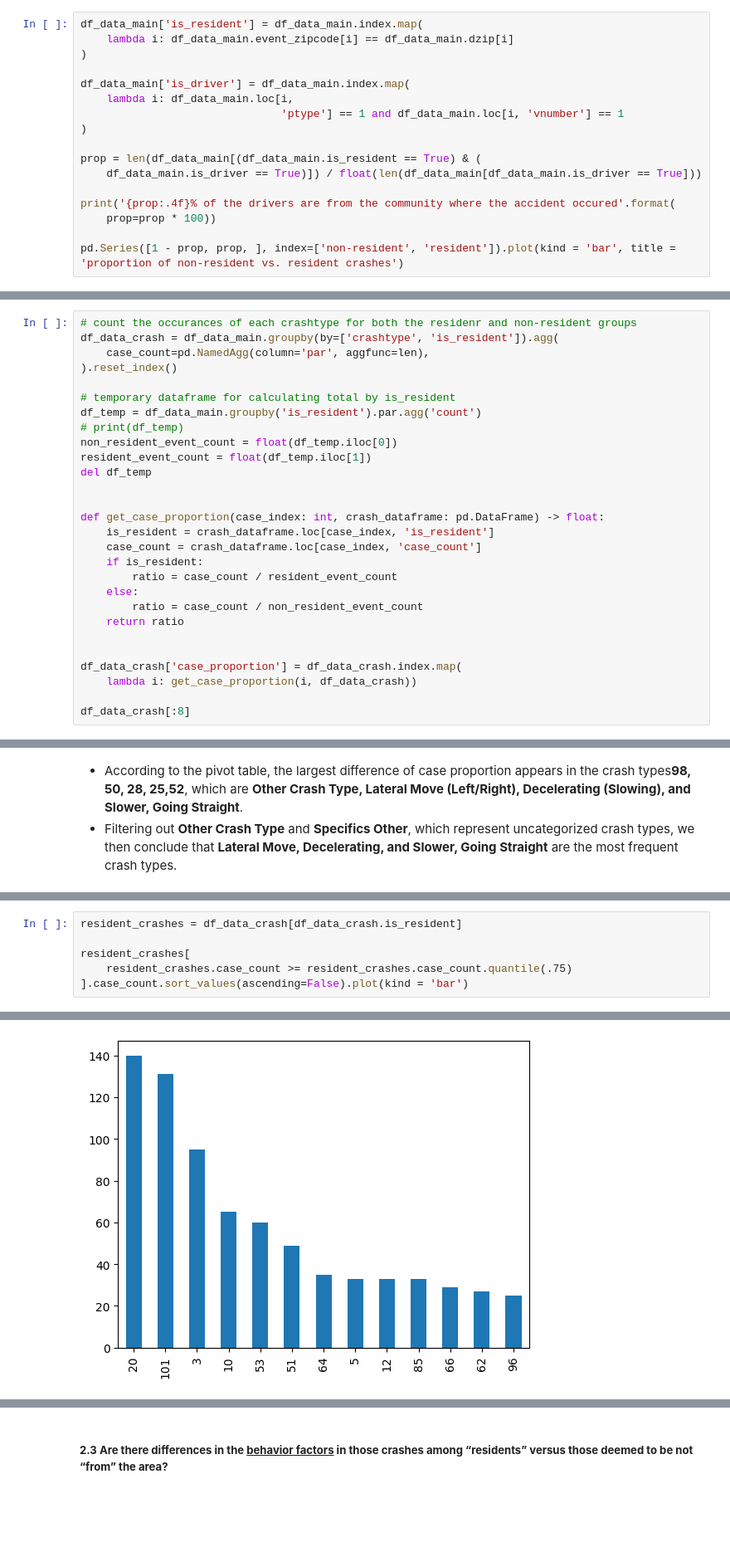
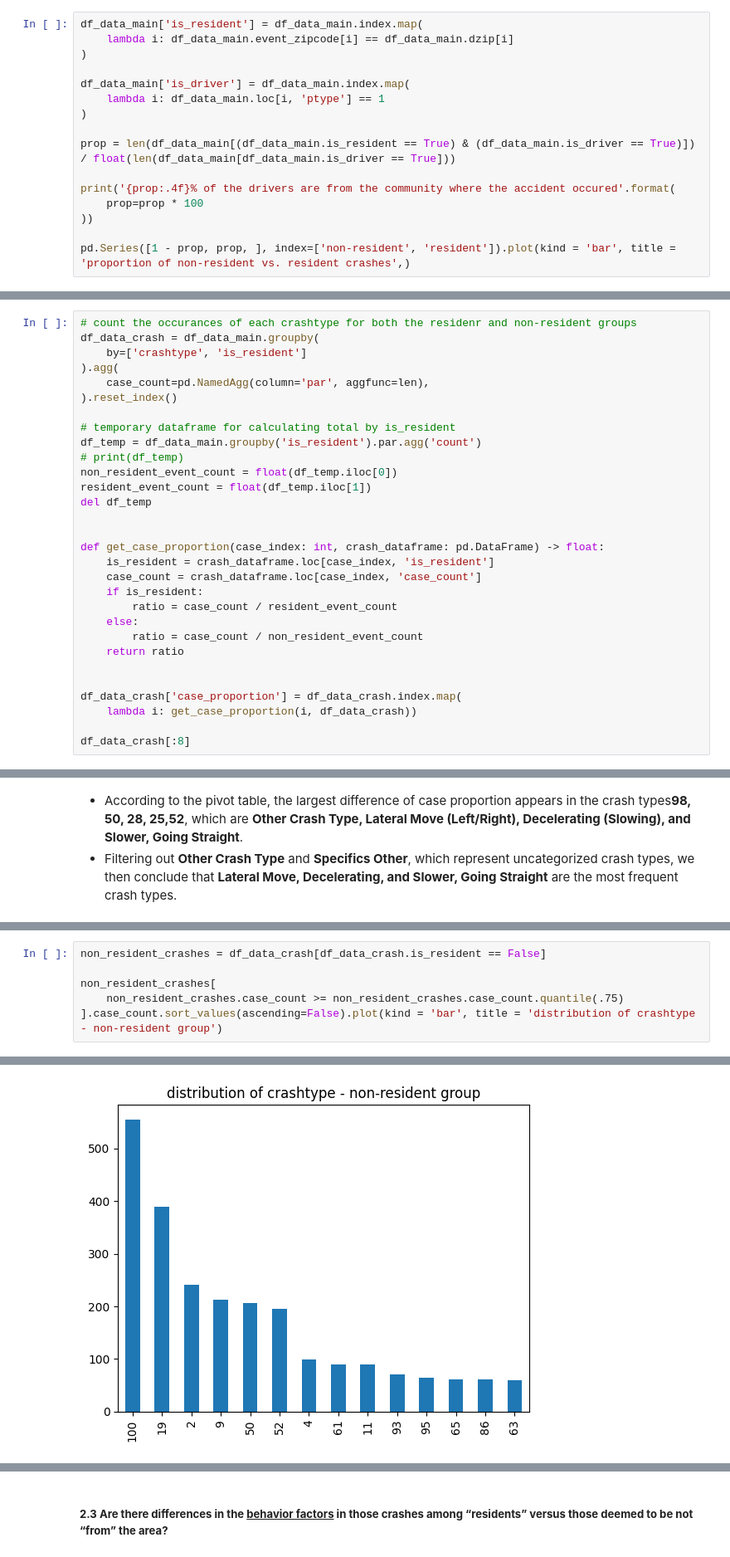
Before and after one commit to Chacoon3/Info-Challenge-2023, a Jupyter notebook: code_py/analysis.ipynb, the cells around one changed output, grey strips where cells are left out. Shown: that part at 83% size. Saved outputs shown, nothing was run; the diff lists cells and outputs as text; blank space fills up the shorter version.

```diff
--- a/code_py/analysis.ipynb
+++ b/code_py/analysis.ipynb
@@ -80,15 +85,14 @@ df_data_main['is_resident'] = df_data_main.index.map(
 )
 
 df_data_main['is_driver'] = df_data_main.index.map(
-    lambda i: df_data_main.loc[i,
-                               'ptype'] == 1 and df_data_main.loc[i, 'vnumber'] == 1
+    lambda i: df_data_main.loc[i, 'ptype'] == 1
 )
 
-prop = len(df_data_main[(df_data_main.is_resident == True) & (
-    df_data_main.is_driver == True)]) / float(len(df_data_main[df_data_main.is_driver == True]))
+prop = len(df_data_main[(df_data_main.is_resident == True) & (df_data_main.is_driver == True)]) / float(len(df_data_main[df_data_main.is_driver == True]))
 
 print('{prop:.4f}% of the drivers are from the community where the accident occured'.format(
-    prop=prop * 100))
+    prop=prop * 100
+))
 
-pd.Series([1 - prop, prop, ], index=['non-resident', 'resident']).plot(kind = 'bar', title = 'proportion of non-resident vs. resident crashes')
+pd.Series([1 - prop, prop, ], index=['non-resident', 'resident']).plot(kind = 'bar', title = 'proportion of non-resident vs. resident crashes',)
 # %% [output]
@@ -124,7 +128,9 @@ df_data_main['crash_category'] = df_data_main.crashtype.map(map_crashtype_catego
 df_data_main['crashtype_eng'] = df_data_main.crashtype.map(map_crashtype_eng)
 # %%
 # count the occurances of each crashtype for both the residenr and non-resident groups
-df_data_crash = df_data_main.groupby(by=['crashtype', 'is_resident']).agg(
+df_data_crash = df_data_main.groupby(
+    by=['crashtype', 'is_resident']
+).agg(
     case_count=pd.NamedAgg(column='par', aggfunc=len),
 ).reset_index()
 
@@ -194,7 +214,7 @@ df_crash_pivoted.case_proportion[1:4].plot(kind = 'bar')
 # %%
-resident_crashes = df_data_crash[df_data_crash.is_resident]
+non_resident_crashes = df_data_crash[df_data_crash.is_resident == False]
 
-resident_crashes[
-    resident_crashes.case_count >= resident_crashes.case_count.quantile(.75)
-].case_count.sort_values(ascending=False).plot(kind = 'bar')
+non_resident_crashes[
+    non_resident_crashes.case_count >= non_resident_crashes.case_count.quantile(.75)
+].case_count.sort_values(ascending=False).plot(kind = 'bar', title = 'distribution of crashtype - non-resident group')
 # %% [output]
@@ -202 +222 @@ resident_crashes[
-[figure, old version]
+[figure, new version]
```
Also changed, not shown: parts of 36 cells of this notebook, 5 other files.
